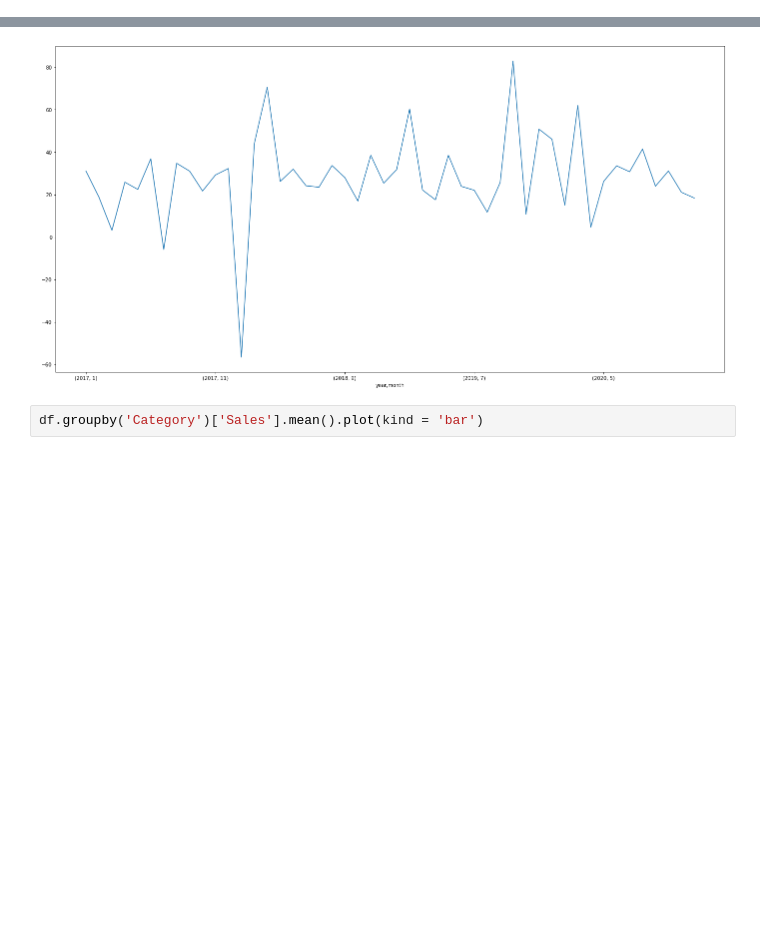
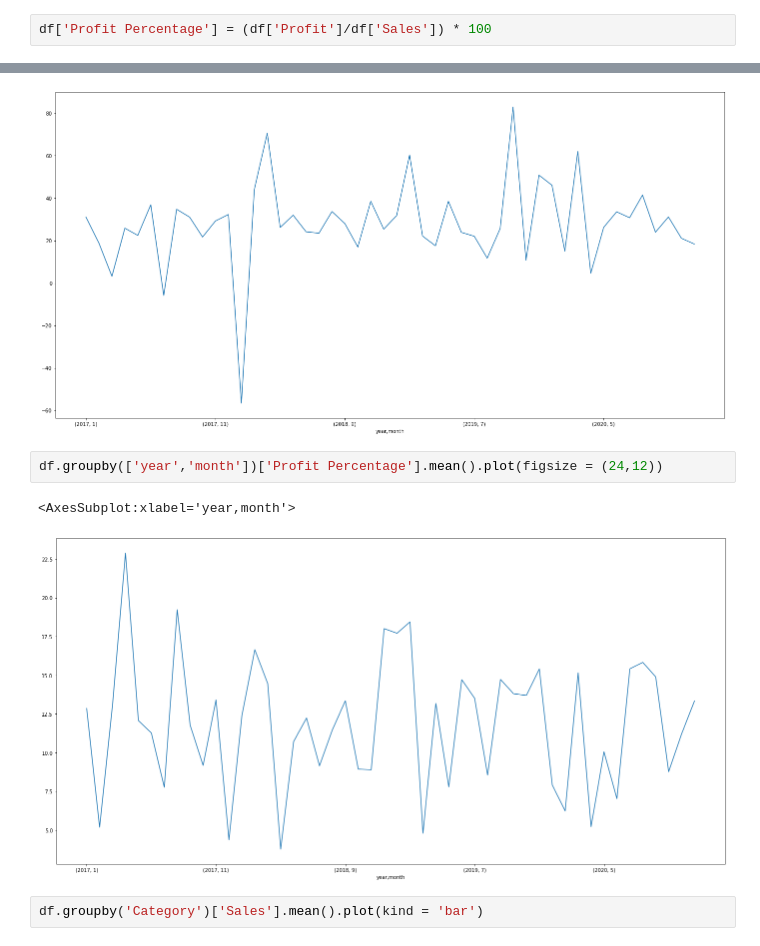
Before and after one commit to zeeshanhaider743/Customer-Segmentation, a Jupyter notebook: EDA customer Segmentation.ipynb, the cells around one changed output, grey strips where cells are left out. Drawn from its saved outputs; the diff is of its cells as text; blank space fills up the shorter version.

```diff
--- a/EDA customer Segmentation.ipynb
+++ b/EDA customer Segmentation.ipynb
@@ -97,6 +97,8 @@ df.head()
 df['month']=df['Order Date'].dt.month
 # %%
 df['year'] = df['Order Date'].dt.year
+# %%
+df['Profit Percentage'] = (df['Profit']/df['Sales']) * 100
 # %%
 df.groupby(['year','month'])['Sales'].mean().plot(figsize = (24,12))
 # %% [output]
@@ -107,6 +109,11 @@ df.groupby(['year','month'])['Profit'].mean().plot(figsize = (24,12))
 # %% [output]
 <AxesSubplot:xlabel='year,month'>
 [figure]
+# %%
+df.groupby(['year','month'])['Profit Percentage'].mean().plot(figsize = (24,12))
+# %% [output]
+<AxesSubplot:xlabel='year,month'>
+[figure, added]
 # %%
 df.groupby('Category')['Sales'].mean().plot(kind = 'bar')
 # %% [output]
```
Also changed, not shown: parts of 13 cells of this notebook.
